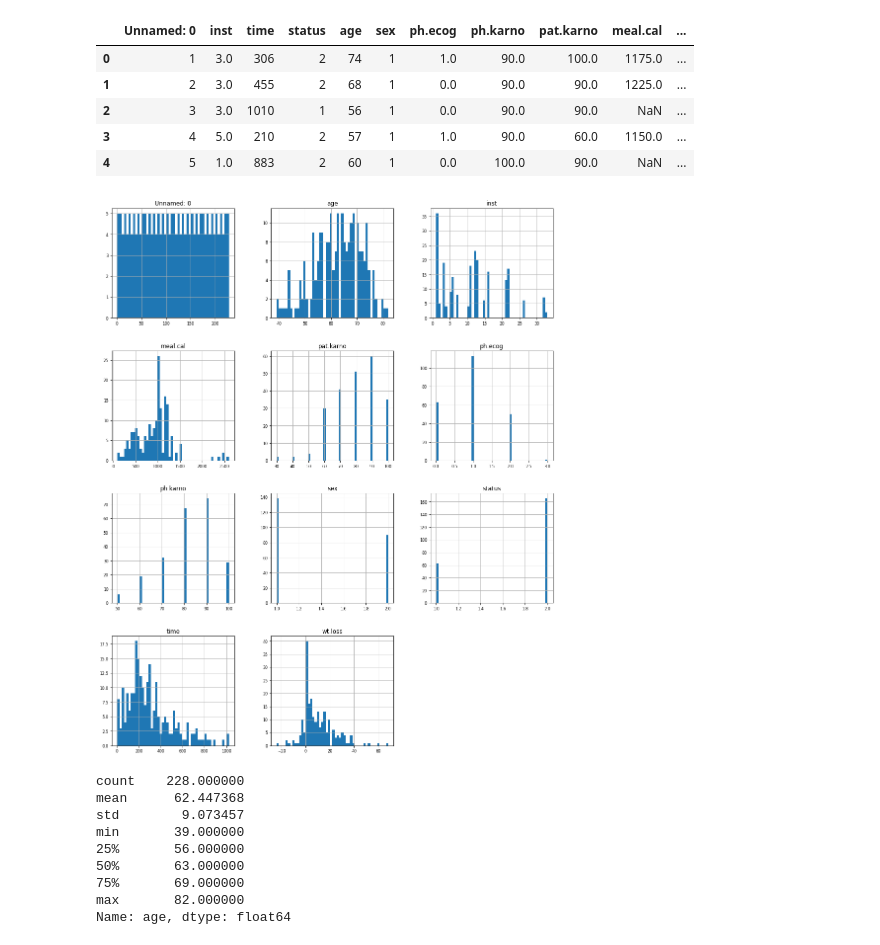
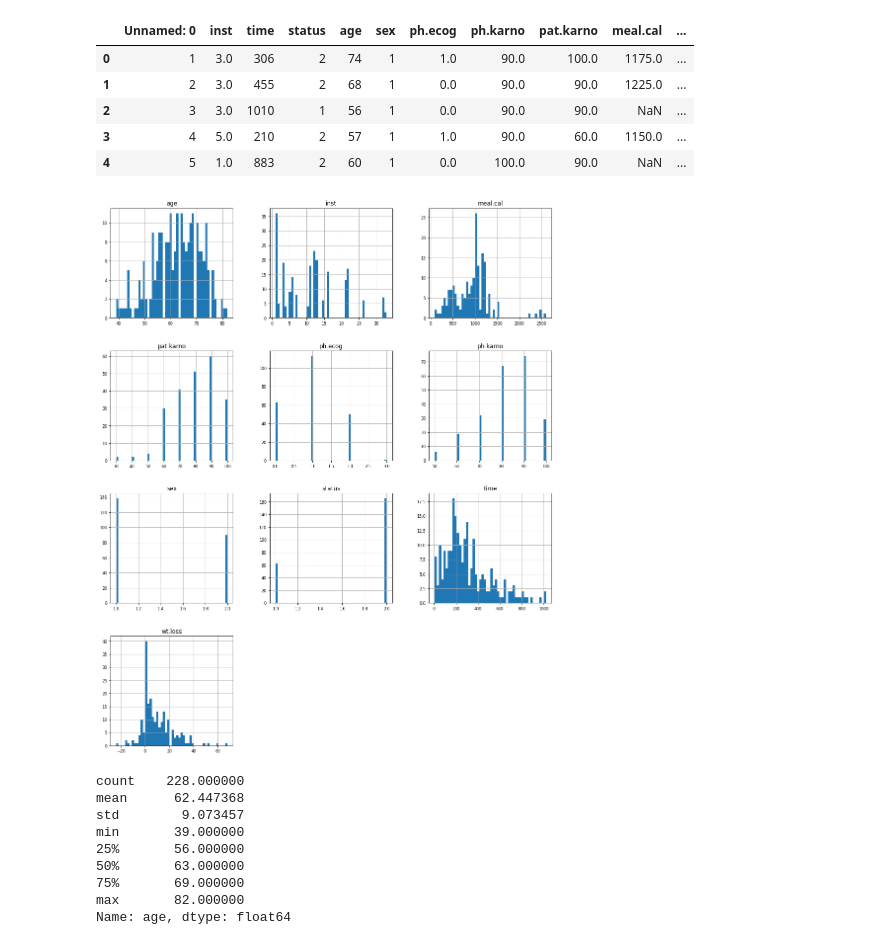
Before and after one commit to pzeb23/SurvivalAnalysisPython, a Jupyter notebook: SurvivalAnalysisPython.ipynb, the cells around one changed output. Saved outputs shown, nothing was run; the diff lists cells and outputs as text; code cells hidden in the pictures.

```diff
--- a/SurvivalAnalysisPython.ipynb
+++ b/SurvivalAnalysisPython.ipynb
@@ -52,9 +52,9 @@ df_num.head()
 | 3 | 4 | 5.0 | 210 | 2 | 57 | 1 | 1.0 | 90.0 | 60.0 | 1150.0 | ... |
 | 4 | 5 | 1.0 | 883 | 2 | 60 | 1 | 0.0 | 100.0 | 90.0 | NaN | ... |
 # %%
-df_num.hist(figsize=(16, 20), bins=50, xlabelsize=8, ylabelsize=8); # ; avoid having the matplotlib verbose informations
+df_num[df_num.columns[1:]].hist(figsize=(16, 20), bins=50, xlabelsize=8, ylabelsize=8); # ; avoid having the matplotlib verbose informations
 # %% [output]
-[figure, old version]
+[figure, new version]
 # %%
 print(data['age'].describe())
 plt.figure(figsize=(9, 8))
```
Also changed, not shown: parts of 14 cells of this notebook.
